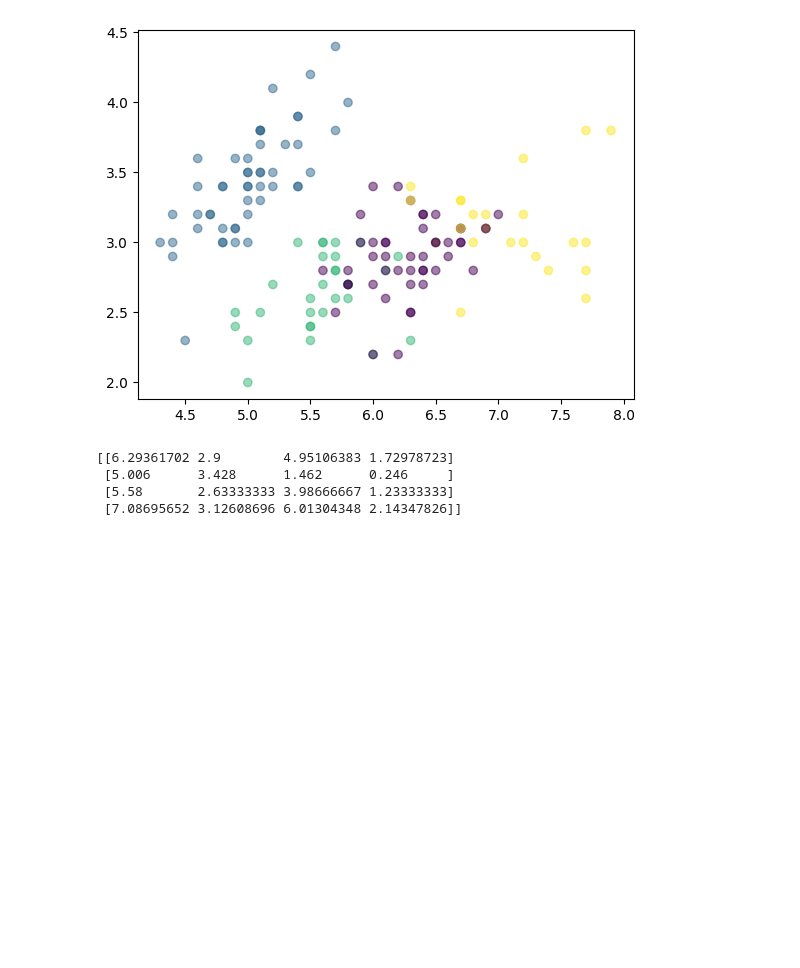
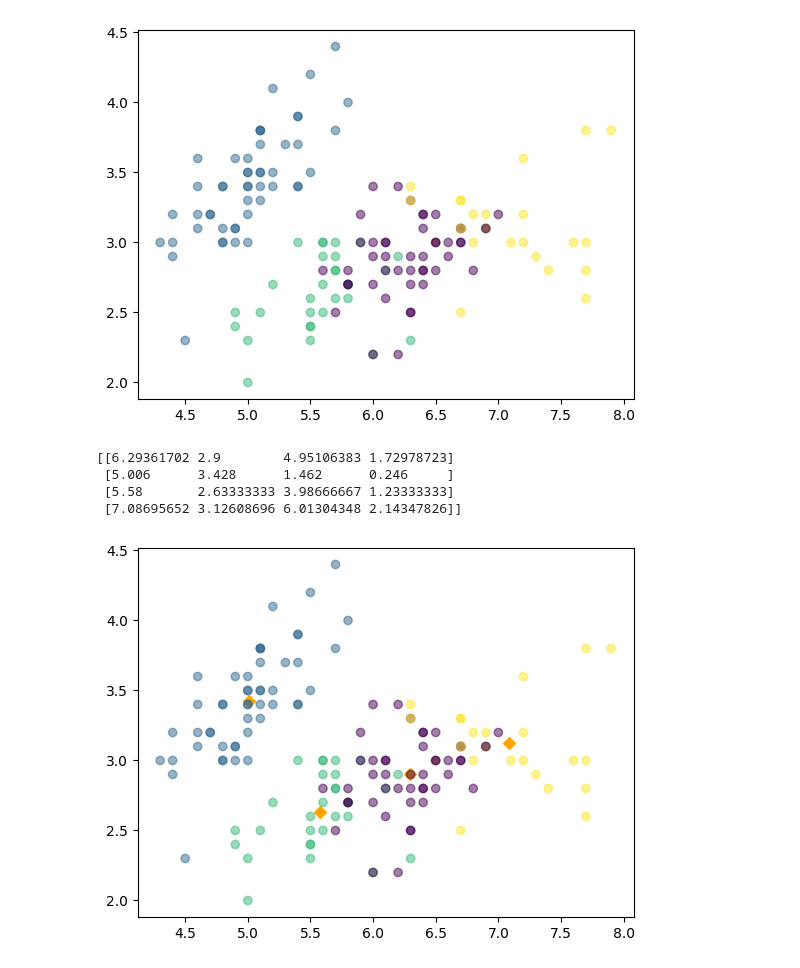
Before and after one commit to alt-rahul/unsupervised-learning, a Jupyter notebook: sample.ipynb, the cells around one changed output. Cells and saved outputs as stored; diff of their text form; code cells hidden in the pictures; blank space fills up the shorter version.

```diff
--- a/sample.ipynb
+++ b/sample.ipynb
@@ -82,3 +81,9 @@ y_centroid = centroids[:, 1]
  [5.006      3.428      1.462      0.246     ]
  [5.58       2.63333333 3.98666667 1.23333333]
  [7.08695652 3.12608696 6.01304348 2.14347826]]
+# %%
+plt.scatter(x_centroid, y_centroid, c='orange', marker='D')
+plt.scatter(xs, ys, c=label_preds, alpha=0.5)
+plt.show()
+# %% [output]
+[figure, added]
```
Also changed, not shown: parts of 1 cell of this notebook.
